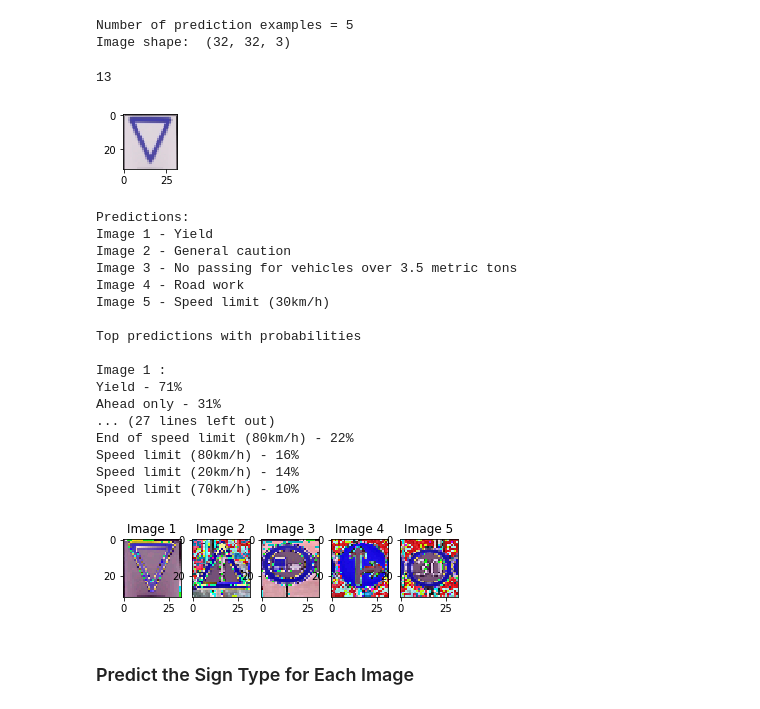
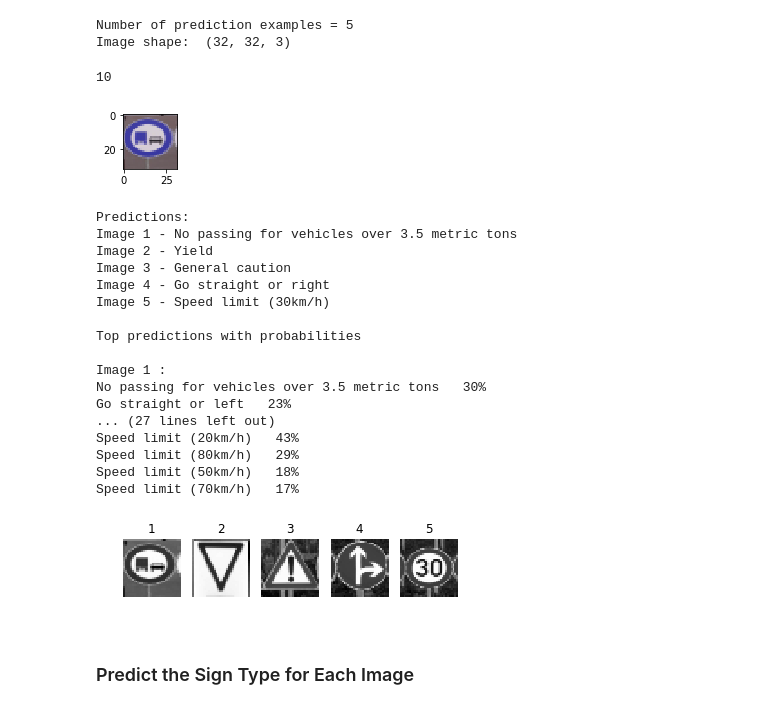
Before and after one commit to ytpub01/CarND-Traffic-Sign-Classifier-Project, a Jupyter notebook: CarND-Traffic-Sign-Classifier-Project/Traffic_Sign_Classifier.ipynb, the cells around one changed output. Saved outputs shown, nothing was run; the diff lists cells and outputs as text; code cells hidden in the pictures.

```diff
--- a/CarND-Traffic-Sign-Classifier-Project/Traffic_Sign_Classifier.ipynb
+++ b/CarND-Traffic-Sign-Classifier-Project/Traffic_Sign_Classifier.ipynb
@@ -17,6 +17,13 @@ The [rubric](https://review.udacity.com/#!/rubrics/481/view) contains "Stand Out
 
 >**Note:** Code and Markdown cells can be executed using the **Shift + Enter** keyboard shortcut. In addition, Markdown cells can be edited by typically double-clicking the cell to enter edit mode.
 # %%
+# Set parameters
+rate = 0.0025
+EPOCHS = 10
+BATCH_SIZE = 128
+max_training_accuracy = 0.995
+min_validation_accuracy = 0.94
+
 # Load pickled data
 import pickle
 
@@ -221,7 +226,6 @@ sets imply underfitting. A high accuracy on the training set but low accuracy on
 ### Once a final model architecture is selected,
 ### the accuracy on the test set should be calculated and reported as well.
 ### Feel free to use as many code cells as needed.
-rate = 0.001
 
 logits = LeNet(x)
 cross_entropy = tf.nn.softmax_cross_entropy_with_logits(labels=one_hot_y, logits=logits)
@@ -250,7 +254,10 @@ with tf.Session() as sess:
 
     print("Training...")
     print()
-    for i in range(EPOCHS):
+    i = 0
+    training_accuracy = 0
+    validation_accuracy = 0
+    while i < EPOCHS and training_accuracy < max_training_accuracy and validation_accuracy < min_validation_accuracy :
         X_train, y_train = shuffle(X_train, y_train)
         for offset in range(0, num_examples, BATCH_SIZE):
             end = offset + BATCH_SIZE
@@ -261,9 +268,10 @@ with tf.Session() as sess:
         training_accuracy = evaluate(X_train, y_train)
         validation_accuracy = evaluate(X_valid, y_valid)
         print("EPOCH {} ...".format(i+1))
-        print("Training Accuracy = {:.3f}".format(training_accuracy))
+        print("Training Accuracy = {:.4f}".format(training_accuracy))
         print("Validation Accuracy = {:.3f}".format(validation_accuracy))
         print()
+        i += 1
 
     saver.save(sess, './lenet')
     print("Model saved")
@@ -329,11 +337,11 @@ image = X_predict[index]
 %matplotlib inline
 
 plt.figure(figsize=(1,1))
-plt.imshow(image)
+plt.imshow(image, cmap="gray")
 print(y_predict[index])
 # %% [output]
-13
+10
-[figure, old version]
+[figure, new version]
 # %%
 ### Run the predictions here and use the model to output the prediction for each image.
 ### Make sure to pre-process the images with the same pre-processing pipeline used earlier.
@@ -349,75 +357,80 @@ with open('signnames.csv', 'r') as f:
         label = int(row[0])
         description = row[1]
         labels.update({label: description})
-X_predict, y_predict = shuffle(X_predict, y_predict)
+
+# grayscale
+X_predict = grayscale(X_predict)
 
 # normalize
 X_predict = (X_predict - np.mean(X_predict))/np.std(X_predict)
 
+top_size = 5
 prediction_operation = tf.argmax(logits, 1)
-top5_operation = tf.nn.top_k(logits, k=5)
+tops_operation = tf.nn.top_k(logits, k=top_size)
 
 def predict(X_data, y_data):
     num_examples = len(X_data)
     sess = tf.get_default_session()
     prediction = []
-    top5 = []
+    tops = []
     for offset in range(0, num_examples, BATCH_SIZE):
         batch_x, batch_y = X_data[offset:offset+BATCH_SIZE], y_data[offset:offset+BATCH_SIZE]
         prediction.append(sess.run(prediction_operation, feed_dict={x: batch_x, y: batch_y}))
-        top5.append(sess.run(top5_operation, feed_dict={x: batch_x, y: batch_y}))
+        tops.append(sess.run(tops_operation, feed_dict={x: batch_x, y: batch_y}))
         prediction = prediction[0]
-        top5 = top5[0]
-    return np.array(prediction), top5
+        tops = tops[0]
+    return np.array(prediction), tops
 
 with tf.Session() as sess:
     saver.restore(sess, tf.train.latest_checkpoint('.'))
-    [prediction, top5] = predict(X_predict, y_predict)
+    [prediction, tops] = predict(X_predict, y_predict)
     # Visualizations will be shown in the notebook.
     %matplotlib inline
     fig = plt.figure()
     print('Predictions:')
     for i in range(n_predict):
         image = X_predict[i]
-        ax = fig.add_subplot(str(151+i))
+        image = image.squeeze()
+        ax = fig.add_subplot(1, n_predict, 1+i)
         index = prediction[i]
         txt = 'Image {} - '.format(i+1)+labels[index]
         print(txt)
-        ax.set_title("Image "+str(i+1))
-        plt.imshow(image)
+        ax.set_title(str(i+1))
+        plt.axis('off')
+        plt.imshow(image, cmap='gray')
 
     print()
     print('Top predictions with probabilities')
-    probs = top5[0]
-    indices = top5[1]
+    probs = tops[0]
+    indices = tops[1]
     for i in range(n_predict):
         print()
         txt = 'Image {} : '.format(i+1)
         print(txt)
-        for j in range(len(probs)):
+        for j in range(top_size):
             index = int(indices[i][j])
             prob = probs[i][j]
-            txt = labels[index] + ' - ' + '{0:.0f}'.format(prob) + '%'
+            txt = labels[index] + '   ' + '{0:.0f}'.format(prob) + '%'
             print(txt)
 # %% [output]
 Predictions:
-Image 1 - Yield
-Image 2 - General caution
-Image 3 - No passing for vehicles over 3.5 metric tons
-Image 4 - Road work
+Image 1 - No passing for vehicles over 3.5 metric tons
+Image 2 - Yield
+Image 3 - General caution
+Image 4 - Go straight or right
 Image 5 - Speed limit (30km/h)
 
 Top predictions with probabilities
 
 Image 1 :
-Yield - 71%
-Ahead only - 31%
+No passing for vehicles over 3.5 metric tons   30%
+Go straight or left   23%
 ... (27 lines left out)
-End of speed limit (80km/h) - 22%
-Speed limit (80km/h) - 16%
-Speed limit (20km/h) - 14%
-Speed limit (70km/h) - 10%
+Speed limit (20km/h)   43%
+Speed limit (80km/h)   29%
+Speed limit (50km/h)   18%
+Speed limit (70km/h)   17%
-[figure, old version]
+[figure, new version]
 # %% [markdown]
 ### Predict the Sign Type for Each Image
 # %% [markdown]
```
Also changed, not shown: parts of 8 cells of this notebook, 28 other files.
